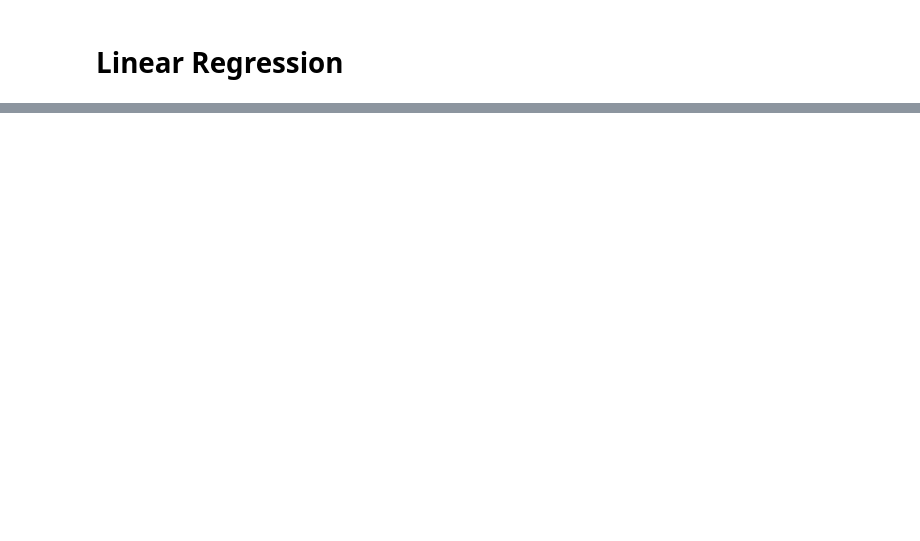
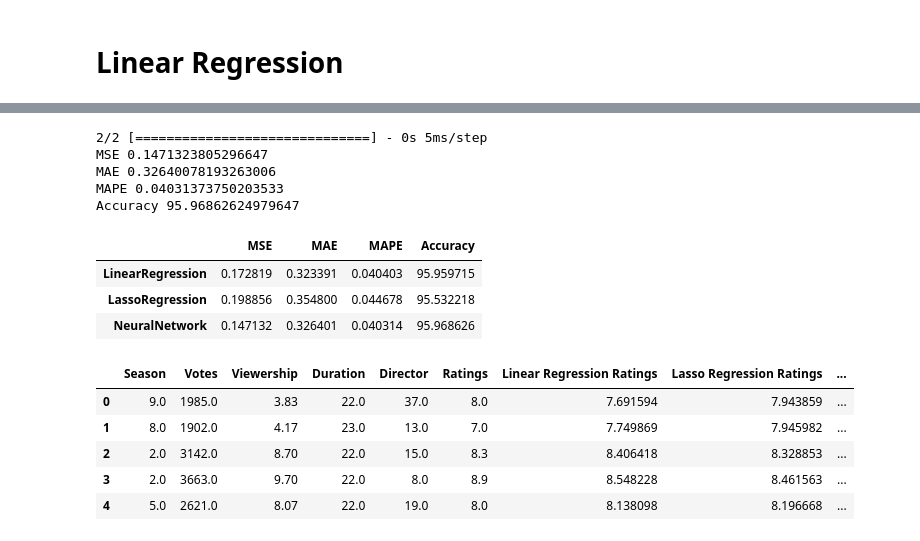
Before and after one commit to TthBnc/Predicting-Episode-Raitings, a Jupyter notebook: train.ipynb, the cells around one changed output, grey strips where cells are left out. Saved outputs shown, nothing was run; the diff lists cells and outputs as text; code cells hidden in the pictures; blank space fills up the shorter version.

```diff
--- a/train.ipynb
+++ b/train.ipynb
@@ -384,0 +437,4 @@ lr_output_d.head()
+# %%
+outputs['Lasso Regression Ratings'] = lasso_pred
+
+outputs.head()
@@ -384,0 +450,20 @@ lr_output_d.head()
+# %%
+model = keras.Sequential([
+    keras.layers.Dense(X_train.shape[1], activation='relu'),
+    keras.layers.Dense(16, activation='relu'),
+    keras.layers.Dense(32, activation='relu'),
+    keras.layers.Dropout(0.1),
+    keras.layers.Dense(128, activation='relu'),
+    keras.layers.Dropout(0.1),
+    keras.layers.Dense(256, activation='relu'),
+    keras.layers.Dropout(0.1),
+    keras.layers.Dense(1)
+])
+
+model.compile(
+    optimizer='adam',
+    loss='mean_squared_error',
+    metrics=['accuracy']
+)
+
+model.fit(X_train, y_train, epochs=500, batch_size=20)
@@ -384,0 +489,38 @@ lr_output_d.head()
+# %%
+nn_pred = model.predict(X_test)
+
+
+nn_MSE = metrics.mean_squared_error(y_test, nn_pred)
+nn_MAE = metrics.mean_absolute_error(y_test, nn_pred)
+nn_MAPE = metrics.mean_absolute_percentage_error(y_test, nn_pred)
+nn_accuracy = 100-(nn_MAPE*100)
+
+print('MSE', nn_MSE )
+print('MAE', nn_MAE)
+print('MAPE', nn_MAPE)
+print('Accuracy', nn_accuracy)
+# %% [output]
+2/2 [==============================] - 0s 5ms/step
+MSE 0.1471323805296647
+MAE 0.32640078193263006
+MAPE 0.04031373750203533
+Accuracy 95.96862624979647
+# %%
+evaluation.loc["NeuralNetwork"] = [nn_MSE, nn_MAE, nn_MAPE, nn_accuracy]
+evaluation.head()
+# %% [output]
+|  | MSE | MAE | MAPE | Accuracy |
+| LinearRegression | 0.172819 | 0.323391 | 0.040403 | 95.959715 |
+| LassoRegression | 0.198856 | 0.354800 | 0.044678 | 95.532218 |
+| NeuralNetwork | 0.147132 | 0.326401 | 0.040314 | 95.968626 |
+# %%
+outputs['Neural Network Ratings'] = nn_pred
+
+outputs.head()
+# %% [output]
+|  | Season | Votes | Viewership | Duration | Director | Ratings | Linear Regression Ratings | Lasso Regression Ratings | ... |
+| 0 | 9.0 | 1985.0 | 3.83 | 22.0 | 37.0 | 8.0 | 7.691594 | 7.943859 | ... |
+| 1 | 8.0 | 1902.0 | 4.17 | 23.0 | 13.0 | 7.0 | 7.749869 | 7.945982 | ... |
+| 2 | 2.0 | 3142.0 | 8.70 | 22.0 | 15.0 | 8.3 | 8.406418 | 8.328853 | ... |
+| 3 | 2.0 | 3663.0 | 9.70 | 22.0 | 8.0 | 8.9 | 8.548228 | 8.461563 | ... |
+| 4 | 5.0 | 2621.0 | 8.07 | 22.0 | 19.0 | 8.0 | 8.138098 | 8.196668 | ... |
```
Also changed, not shown: parts of 15 cells of this notebook, 3 other files.
